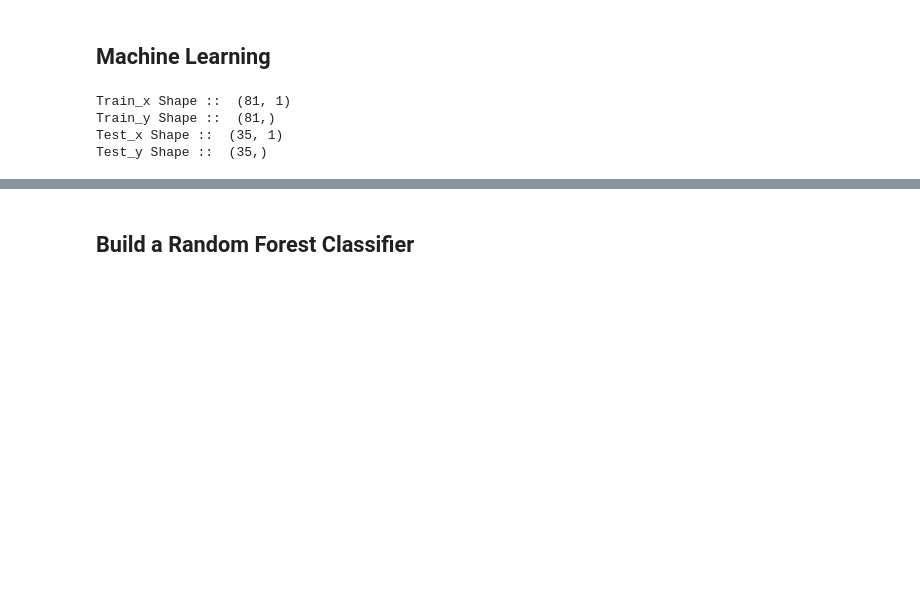
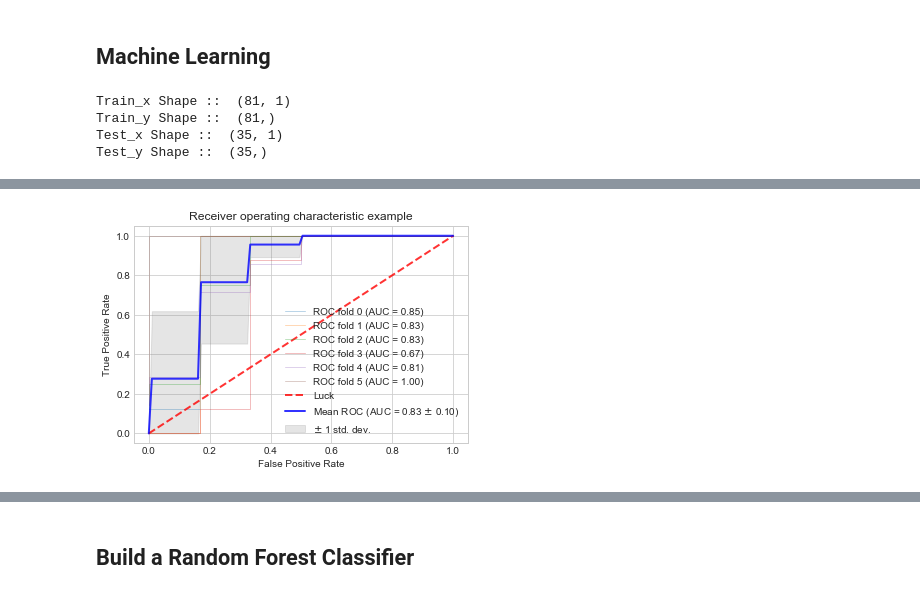
Before and after one commit to jawws88/datasci-congressional-data, a Jupyter notebook: notebooks/ML Campaign Finance and Election Results Example.ipynb, the cells around one changed output, grey strips where cells are left out. Cells and saved outputs as stored; diff of their text form; code cells hidden in the pictures; blank space fills up the shorter version.

```diff
--- a/notebooks/ML Campaign Finance and Election Results Example.ipynb
+++ b/notebooks/ML Campaign Finance and Election Results Example.ipynb
@@ -118,0 +163,5 @@ meu.plot_precision_recall_curve(trained_svm, test_x, test_y)
+# %%
+cv_svm = StratifiedKFold(n_splits=6)
+meu.draw_cv_roc_curve(voting_clf, cv_svm, train_x, train_y)
+# %% [output]
+[figure, added]
```
Also changed, not shown: parts of 16 cells of this notebook.
